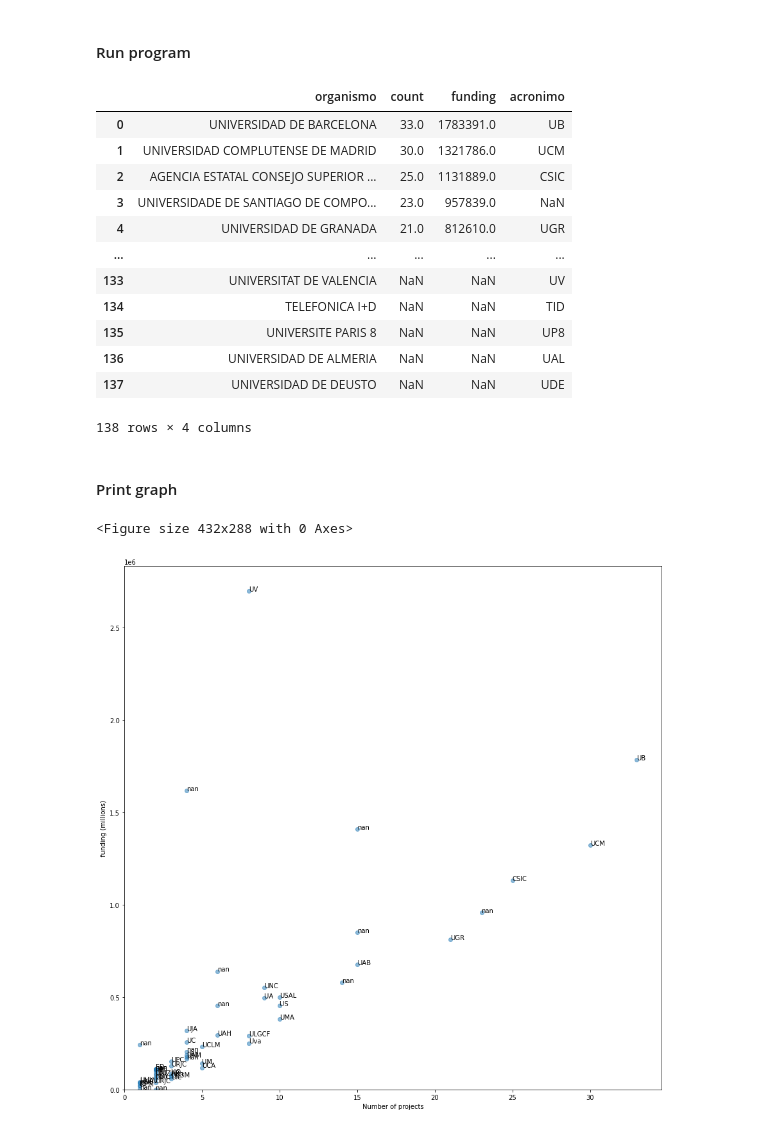
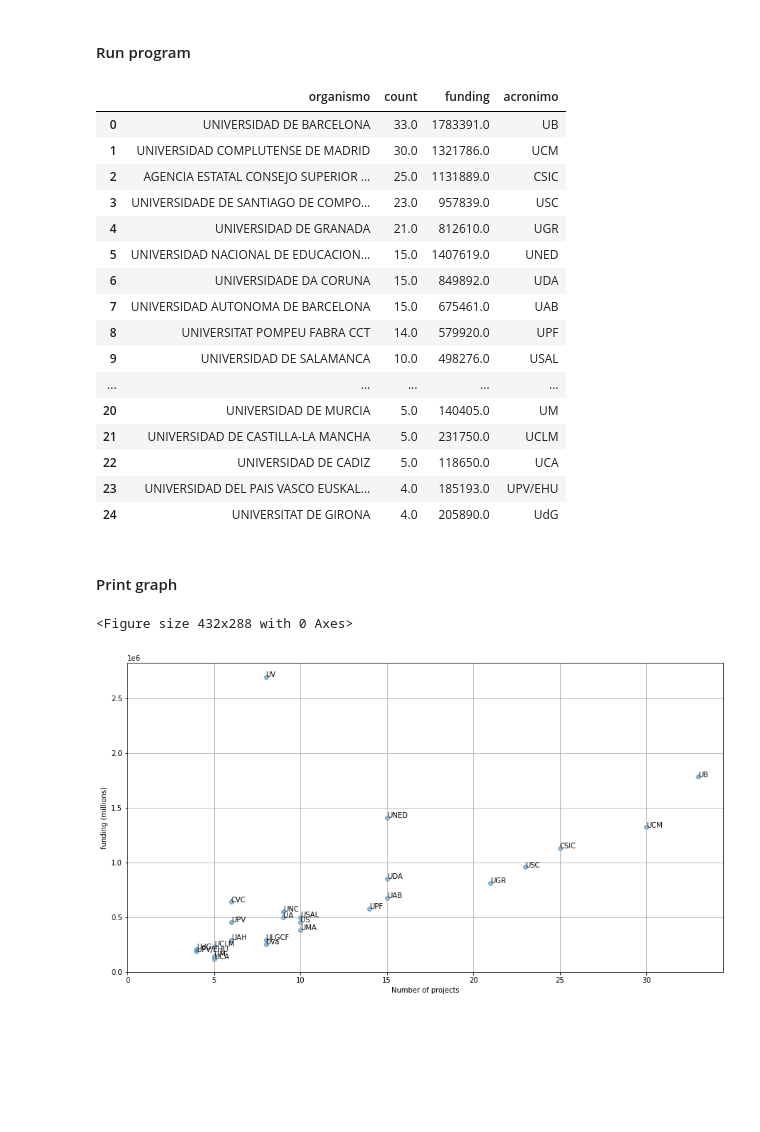
Before and after one commit to linhd-postdata/desir, a Jupyter notebook: Fig14. Scatter plot.ipynb, the cells around one changed output. Drawn from its saved outputs; the diff is of its cells as text; code cells hidden in the pictures; blank space fills up the shorter version.

Commit message:
Update grid

```diff
--- a/Fig14. Scatter plot.ipynb
+++ b/Fig14. Scatter plot.ipynb
@@ -27,7 +27,7 @@ file_path = "data/mapeo_proyectos.csv"
 # %% [markdown]
 #### Define function to clean projects data
 # %%
-def prepare_data(data):
+def prepare_data(data, number_of_centres):
     mini = data[["ID proyecto","Financiación", "Organismo"]]
     mini = mini.groupby(['ID proyecto','Organismo'])["Financiación"].apply(list).reset_index(name='Financiación')
     new_fins = [fin[0] for fin in mini["Financiación"]]
@@ -42,15 +42,17 @@ def prepare_data(data):
     acronimos = acronimos[['Insitución', 'Acrónimo']]
     acronimos['Insitución'] = acronimos['Insitución'].str.upper()
     acronimos['Insitución'] = acronimos['Insitución'].str.normalize('NFKD').str.encode('ascii', errors='ignore').str.decode('utf-8')
+    df2['organismo'] = df2['organismo'].str.normalize('NFKD').str.encode('ascii', errors='ignore').str.decode('utf-8')
     acronimos['Insitución'] = acronimos['Insitución'].str.upper()
     acronimos = acronimos.rename(columns={"Insitución": "organismo", "Acrónimo": "acronimo"})
     df_def = pd.merge(df2, acronimos, on='organismo', how='outer', validate="one_to_many")
-    return df_def, acronimos
+    return df_def.head(number_of_centres), acronimos
 # %% [markdown]
 #### Run program
 # %%
+number_of_centres = 25
 proyectos = read_csv(file_path)
-df, acr = prepare_data(proyectos)
+df, acr = prepare_data(proyectos, number_of_centres)
 # %%
 df
 # %% [output]
@@ -58,30 +60,36 @@ df
 | 0 | UNIVERSIDAD DE BARCELONA | 33.0 | 1783391.0 | UB |
 | 1 | UNIVERSIDAD COMPLUTENSE DE MADRID | 30.0 | 1321786.0 | UCM |
 | 2 | AGENCIA ESTATAL CONSEJO SUPERIOR ... | 25.0 | 1131889.0 | CSIC |
-| 3 | UNIVERSIDADE DE SANTIAGO DE COMPO... | 23.0 | 957839.0 | NaN |
+| 3 | UNIVERSIDADE DE SANTIAGO DE COMPO... | 23.0 | 957839.0 | USC |
 | 4 | UNIVERSIDAD DE GRANADA | 21.0 | 812610.0 | UGR |
+| 5 | UNIVERSIDAD NACIONAL DE EDUCACION... | 15.0 | 1407619.0 | UNED |
+| 6 | UNIVERSIDADE DA CORUNA | 15.0 | 849892.0 | UDA |
+| 7 | UNIVERSIDAD AUTONOMA DE BARCELONA | 15.0 | 675461.0 | UAB |
+| 8 | UNIVERSITAT POMPEU FABRA CCT | 14.0 | 579920.0 | UPF |
+| 9 | UNIVERSIDAD DE SALAMANCA | 10.0 | 498276.0 | USAL |
 | ... | ... | ... | ... | ... |
-| 133 | UNIVERSITAT DE VALENCIA | NaN | NaN | UV |
-| 134 | TELEFONICA I+D | NaN | NaN | TID |
-| 135 | UNIVERSITE PARIS 8 | NaN | NaN | UP8 |
-| 136 | UNIVERSIDAD DE ALMERIA | NaN | NaN | UAL |
-| 137 | UNIVERSIDAD DE DEUSTO | NaN | NaN | UDE |
+| 20 | UNIVERSIDAD DE MURCIA | 5.0 | 140405.0 | UM |
+| 21 | UNIVERSIDAD DE CASTILLA-LA MANCHA | 5.0 | 231750.0 | UCLM |
+| 22 | UNIVERSIDAD DE CADIZ | 5.0 | 118650.0 | UCA |
+| 23 | UNIVERSIDAD DEL PAIS VASCO EUSKAL... | 4.0 | 185193.0 | UPV/EHU |
+| 24 | UNIVERSITAT DE GIRONA | 4.0 | 205890.0 | UdG |
-138 rows × 4 columns
 # %% [markdown]
 #### Print graph
 # %%
 plt.figure()
-fig, ax = plt.subplots(figsize=(15,15))
+fig, ax = plt.subplots(figsize=(15,8))
 ax.scatter(df["count"], df["funding"], alpha=0.5)
 ax.set(ylabel="funding (millions)", xlabel="Number of projects")
 ax.set_ylim(bottom=0)
 ax.set_xlim(left=0)
 
+# annota
 n = df["acronimo"]
 for i, txt in enumerate(n):
     ax.annotate(txt, (df["count"][i], df["funding"][i]))
 
+plt.grid()
 plt.show()
 # %% [output]
 <Figure size 432x288 with 0 Axes>
-[figure, old version]
+[figure, new version]
```
